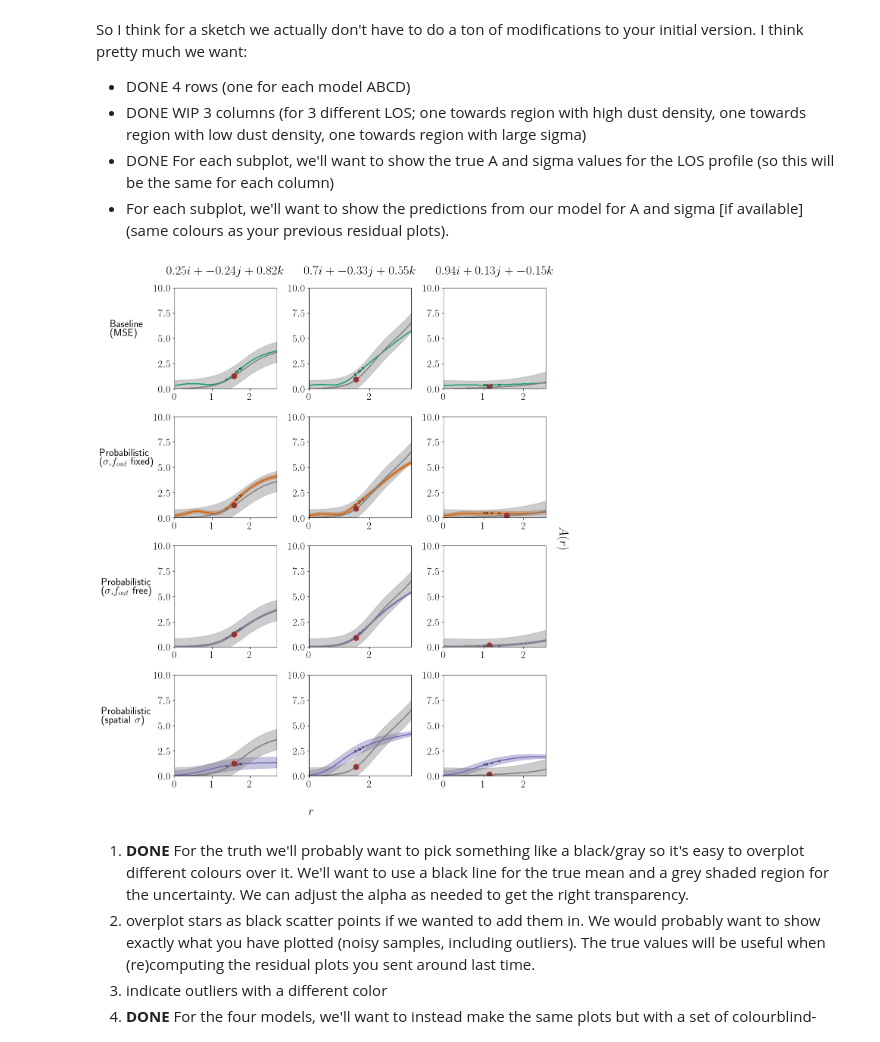
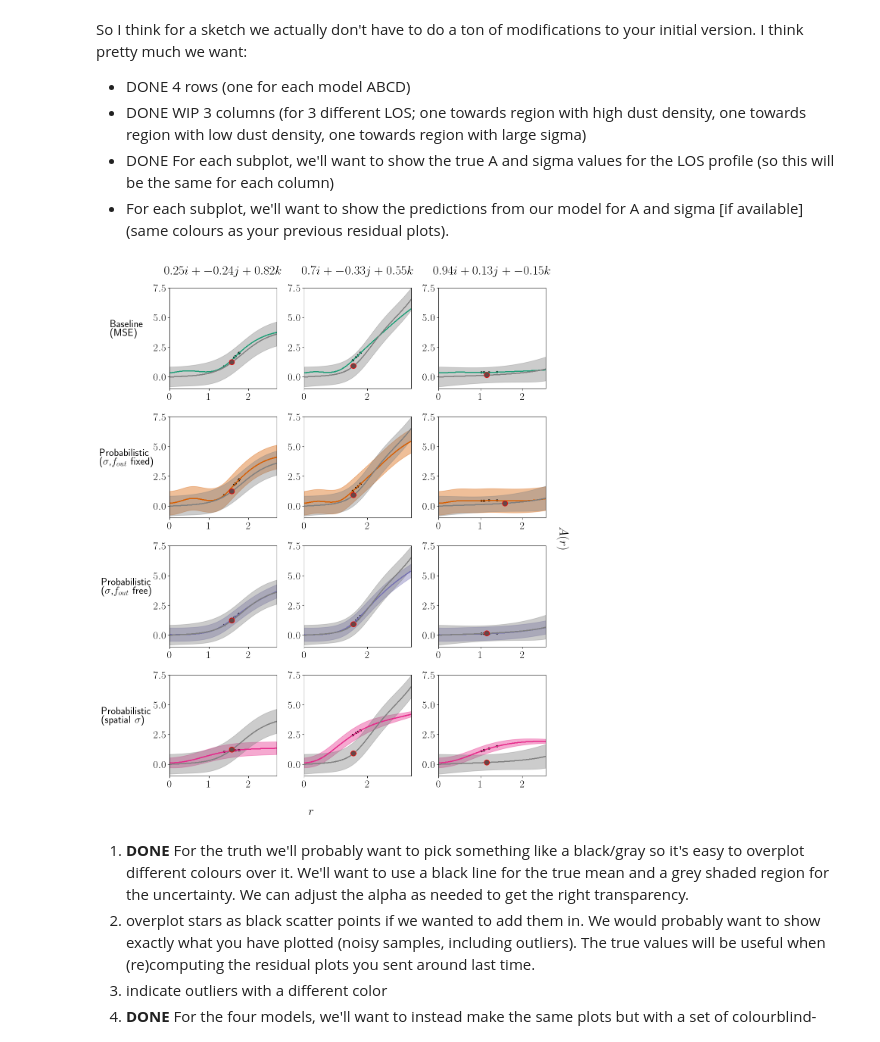
Before and after one commit to avaove/dustmap-ml, a Jupyter notebook: dust_plots_LOS.ipynb, the cells around one changed output. Cells and saved outputs as stored; diff of their text form; code cells hidden in the pictures.

Commit message:
fixing amplification of scatter to match between predicted and truth

```diff
--- a/dust_plots_LOS.ipynb
+++ b/dust_plots_LOS.ipynb
@@ -263,7 +263,7 @@ def pred_along_los(subplot_i, i, samps, true_A, star_i, true_std, modelA, modelt
 
     # plt.axvline(x = valid_r, color='black') # new: not plotting black line
     # plt.xlim([0, max_r])
-    plt.ylim([0, 10])
+    ax.set_ylim(-1, 7.5)
     ax.set_xlim(0, rs_los[-1])
 
     if subplot_i <= 3: # for first three plots add los title
@@ -391,34 +391,35 @@ So I think for a sketch we actually don't have to do a ton of modifications to y
 # %%
 fig = plt.figure(figsize=(13, 15), tight_layout=True)
 lims, std_lims = [-1, 10], [0, 0.4] # TODO change this so the range is right
 color1, color2, color3, color4 = "#1b9e77", "#d95f02", "#7570b3", "#e7298a"
 fig.supxlabel(r'$r$')
 fig.supylabel(r'$A(r)$', ha="right", x=1.025, rotation=270)
+# plt.ylim([0, 7.5])
 
 # model A
 # TODO: for later change this trueA_los1
 pred_along_los(1, i1, samps_los1, A_los1, star_los1_i, std_true_los1, modelA_mean, 'A', pred_color=color1, y_label="Baseline\n(MSE)")
 pred_along_los(2, i2, samps_los2, A_los2, star_los2_i, std_true_los2, modelA_mean, 'A', pred_color=color1)
 pred_along_los(3, i3, samps_los3, A_los3, star_los3_i, std_true_los3, modelA_mean, 'A', pred_color=color1)
 
 # # model B
-pred_along_los(4, i1, samps_los1, A_los1, star_los1_i, std_true_los1, modelB_mean, 'B', constantstd=0.2, pred_color=color2, y_label="Probabilistic\n("+r'$\sigma$'+","+r'$f_{out}$'+" fixed)")
-pred_along_los(5, i2, samps_los2, A_los2, star_los2_i, std_true_los2, modelB_mean, 'B', constantstd=0.2, pred_color=color2)
-pred_along_los(6, i3, samps_los3, A_los3, star_los1_i, std_true_los3, modelB_mean, 'B', constantstd=0.2, pred_color=color2)
+pred_along_los(4, i1, samps_los1, A_los1, star_los1_i, std_true_los1, modelB_mean, 'B', constantstd=0.2 * 5, pred_color=color2, y_label="Probabilistic\n("+r'$\sigma$'+","+r'$f_{out}$'+" fixed)")
+pred_along_los(5, i2, samps_los2, A_los2, star_los2_i, std_true_los2, modelB_mean, 'B', constantstd=0.2 * 5, pred_color=color2)
+pred_along_los(6, i3, samps_los3, A_los3, star_los1_i, std_true_los3, modelB_mean, 'B', constantstd=0.2 * 5, pred_color=color2)
 
 # # # model C
-pred_along_los(7, i1, samps_los1, A_los1, star_los1_i, std_true_los1, modelC_mean, 'C', constantstd=modelC_final_variable_std, pred_color=color3, y_label="Probabilistic\n("+r'$\sigma$'+","+r'$f_{out}$'+" free)")
-pred_along_los(8, i2, samps_los2, A_los2, star_los2_i, std_true_los2, modelC_mean, 'C', constantstd=modelC_final_variable_std, pred_color=color3)
-pred_along_los(9, i3, samps_los3, A_los3, star_los3_i, std_true_los3, modelC_mean, 'C', constantstd=modelC_final_variable_std, pred_color=color3)
+pred_along_los(7, i1, samps_los1, A_los1, star_los1_i, std_true_los1, modelC_mean, 'C', constantstd=modelC_final_variable_std * 5, pred_color=color3, y_label="Probabilistic\n("+r'$\sigma$'+","+r'$f_{out}$'+" free)")
+pred_along_los(8, i2, samps_los2, A_los2, star_los2_i, std_true_los2, modelC_mean, 'C', constantstd=modelC_final_variable_std * 5, pred_color=color3)
+pred_along_los(9, i3, samps_los3, A_los3, star_los3_i, std_true_los3, modelC_mean, 'C', constantstd=modelC_final_variable_std * 5, pred_color=color3)
 
 # # # model D
-pred_along_los(10, i1, samps_los1, A_los1, star_los1_i, std_true_los1, modelD_mean, 'D', modelstd=modelD_std, pred_color=color3, y_label="Probabilistic\n(spatial "+r'$\sigma$'+")")
-pred_along_los(11, i2, samps_los2, A_los2, star_los2_i, std_true_los2, modelD_mean, 'D', modelstd=modelD_std, pred_color=color3)
-pred_along_los(12, i3, samps_los3, A_los3, star_los3_i, std_true_los3, modelD_mean, 'D', modelstd=modelD_std, pred_color=color3)
+pred_along_los(10, i1, samps_los1, A_los1, star_los1_i, std_true_los1, modelD_mean, 'D', modelstd=modelD_std, pred_color=color4, y_label="Probabilistic\n(spatial "+r'$\sigma$'+")")
+pred_along_los(11, i2, samps_los2, A_los2, star_los2_i, std_true_los2, modelD_mean, 'D', modelstd=modelD_std, pred_color=color4)
+pred_along_los(12, i3, samps_los3, A_los3, star_los3_i, std_true_los3, modelD_mean, 'D', modelstd=modelD_std, pred_color=color4)
 
 plt.savefig('plots/4panel_los_2.png', bbox_inches='tight')
 # %% [output]
-[figure, old version]
+[figure, new version]
 # %% [markdown]
 1. **DONE** For the truth we'll probably want to pick something like a black/gray so it's easy to overplot different colours over it. We'll want to use a black line for the true mean and a grey shaded region for the uncertainty. We can adjust the alpha as needed to get the right transparency.
 2. overplot stars as black scatter points if we wanted to add them in. We would probably want to show exactly what you have plotted (noisy samples, including outliers). The true values will be useful when (re)computing the residual plots you sent around last time.
```
Also changed, not shown: 1 other file.
